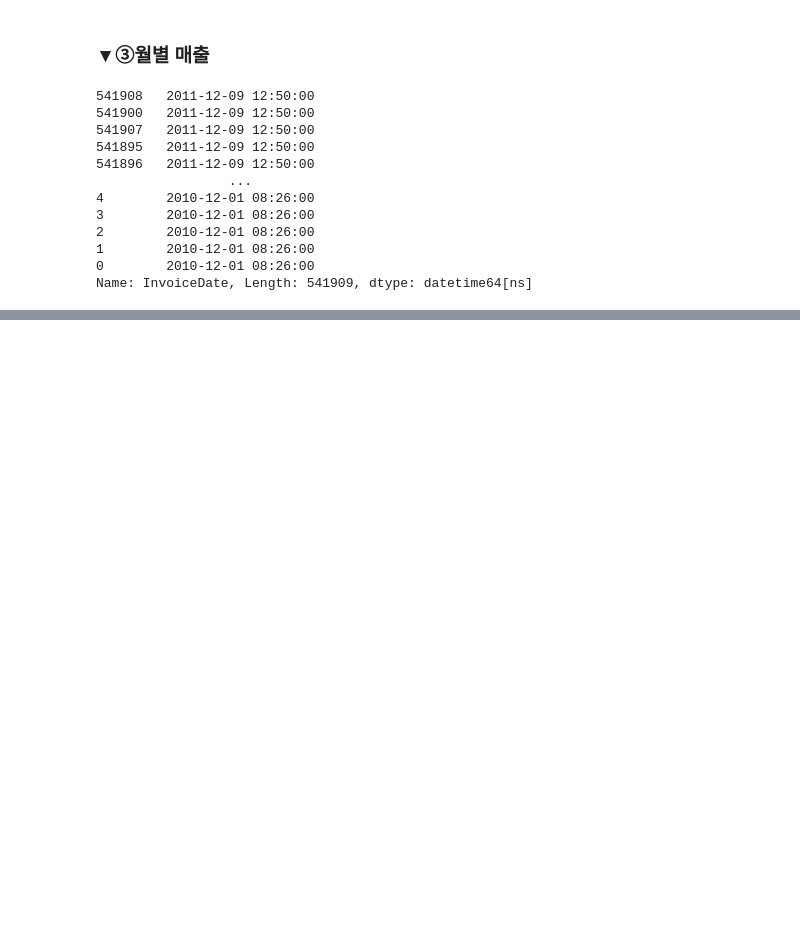
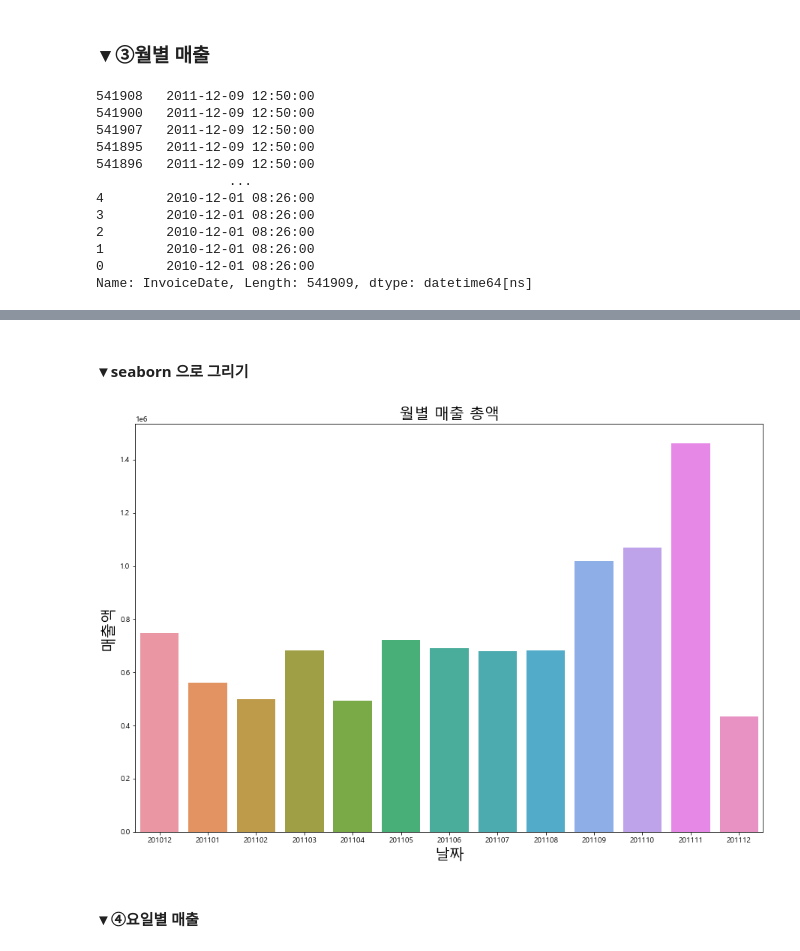
Before and after one commit to iamjinuk/bigman, a Jupyter notebook: 고객 데이터 분석 실습.ipynb, the cells around one changed output, grey strips where cells are left out. Drawn from its saved outputs; the diff is of its cells as text; code cells hidden in the pictures; blank space fills up the shorter version.

```diff
--- a/고객 데이터 분석 실습.ipynb
+++ b/고객 데이터 분석 실습.ipynb
@@ -360,0 +347,13 @@ Name: CheckoutPrice, dtype: float64
+# %% [markdown]
+#### ▼seaborn 으로 그리기
+# %%
+plt.figure(figsize=(15,10))
+sns.barplot(data=pd.DataFrame(rev_by_month), x=pd.DataFrame(rev_by_month).index, y='CheckoutPrice')
+plt.title('월별 매출 총액', fontsize=20)
+plt.ylabel('매출액', fontsize=20)
+plt.xlabel('날짜', fontsize=20)
+plt.show()
+# %% [output]
+[figure, added]
+# %% [markdown]
+#### ▼④요일별 매출
```
Also changed, not shown: parts of 27 cells of this notebook.
